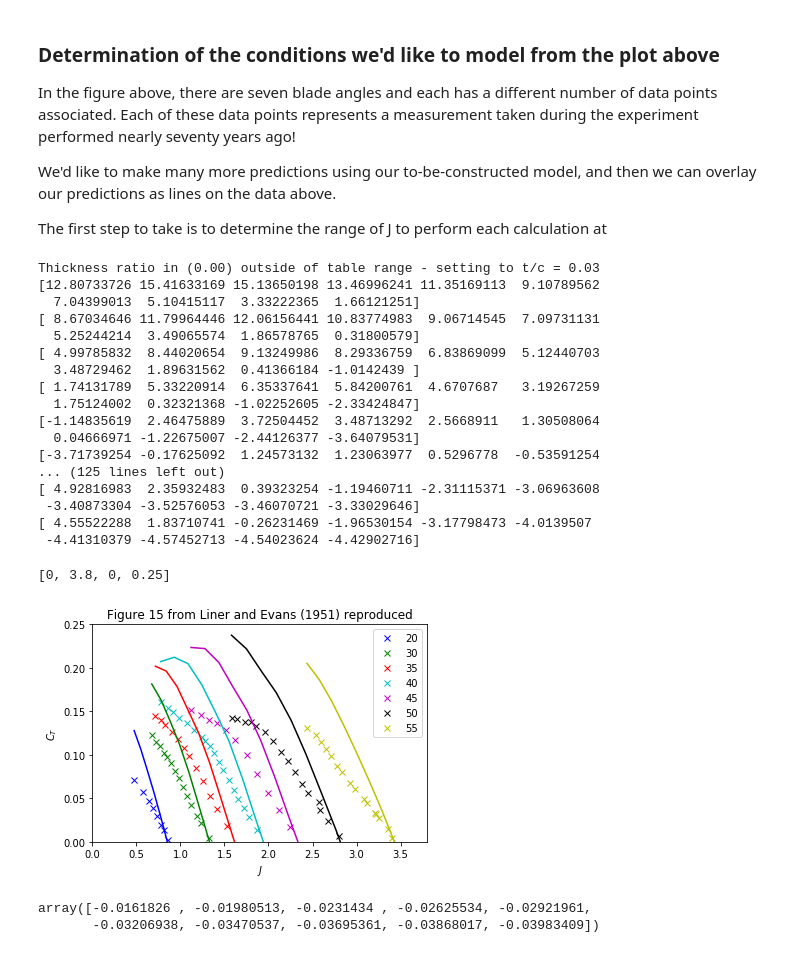
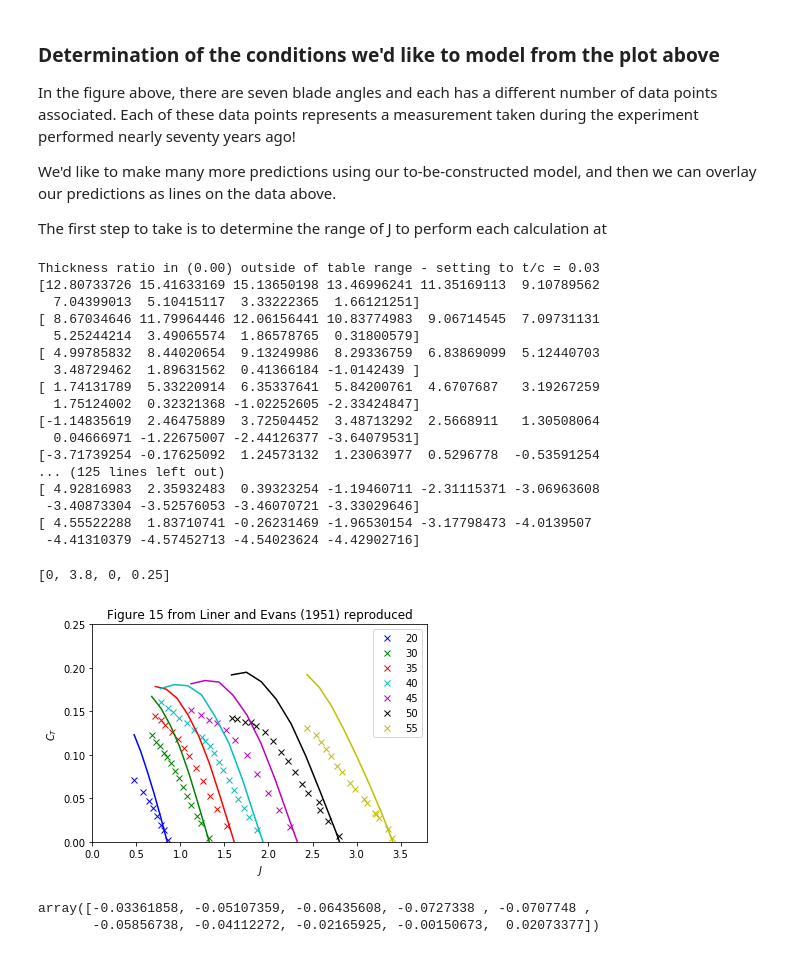
Before and after one commit to aeronauty/Performance-Modelling, a Jupyter notebook: Basic-Performance-Model.ipynb, the cells around one changed output. Saved outputs shown, nothing was run; the diff lists cells and outputs as text; code cells hidden in the pictures.

```diff
--- a/Basic-Performance-Model.ipynb
+++ b/Basic-Performance-Model.ipynb
@@ -251,8 +251,8 @@ Cdfunctsup = []
 for cld, tc in zip(Cld, t_c):
     f1, f2, f3, f4 = NACA16databank.MakeInterpolants(cld, tc)
     Clfunct.append(f1)
-    Cdfunct.append(f2)
-    Clfunctsup.append(f3)
+    Clfunctsup.append(f2)
+    Cdfunct.append(f3)
     Cdfunctsup.append(f4)
 
 j = 0
@@ -296,7 +296,7 @@ for b in blangs:
 
         # Turn this into dimensional values of lift and drag per unit span
         dl = Cl*.5*1.225*Vr**2*c
-        dd = Cd*.5*1.225*Vr**2*c*0 # <==== Remove the zero from this line and see the problem
+        dd = Cd*.5*1.225*Vr**2*c
 
         # And now into thrust and tangential force contributions - these are dT/dr and dQ/dr
         dT = dl*np.cos(phi) - dd*np.sin(phi)
@@ -304,36 +304,36 @@ for b in blangs:
 
         # Integrate the thrust - which we need to do over
         T = np.trapz(dT, x*D/2)*B
 
         # Convert to thrust coefficient
         CT = np.append(CT, T/1.225/n**2/D**4)
 
     plt.plot(Js[b], CT, '-', color=colours[j])
     j = j + 1
 
 plt.axis([0, 3.8, 0, .25])
 # %% [output]
 Thickness ratio in (0.00) outside of table range - setting to t/c = 0.03
 [12.80733726 15.41633169 15.13650198 13.46996241 11.35169113  9.10789562
   7.04399013  5.10415117  3.33222365  1.66121251]
 [ 8.67034646 11.79964446 12.06156441 10.83774983  9.06714545  7.09731131
   5.25244214  3.49065574  1.86578765  0.31800579]
 [ 4.99785832  8.44020654  9.13249986  8.29336759  6.83869099  5.12440703
   3.48729462  1.89631562  0.41366184 -1.0142439 ]
 [ 1.74131789  5.33220914  6.35337641  5.84200761  4.6707687   3.19267259
   1.75124002  0.32321368 -1.02252605 -2.33424847]
 [-1.14835619  2.46475889  3.72504452  3.48713292  2.5668911   1.30508064
   0.04666971 -1.22675007 -2.44126377 -3.64079531]
 [-3.71739254 -0.17625092  1.24573132  1.23063977  0.5296778  -0.53591254
 ... (125 lines left out)
 [ 4.92816983  2.35932483  0.39323254 -1.19460711 -2.31115371 -3.06963608
  -3.40873304 -3.52576053 -3.46070721 -3.33029646]
 [ 4.55522288  1.83710741 -0.26231469 -1.96530154 -3.17798473 -4.0139507
  -4.41310379 -4.57452713 -4.54023624 -4.42902716]
 [0, 3.8, 0, 0.25]
-[figure, old version]
+[figure, new version]
 # %%
 CT
 # %% [output]
-array([-0.0161826 , -0.01980513, -0.0231434 , -0.02625534, -0.02921961,
-       -0.03206938, -0.03470537, -0.03695361, -0.03868017, -0.03983409])
+array([-0.03361858, -0.05107359, -0.06435608, -0.0727338 , -0.0707748 ,
+       -0.05856738, -0.04112272, -0.02165925, -0.00150673,  0.02073377])
```
